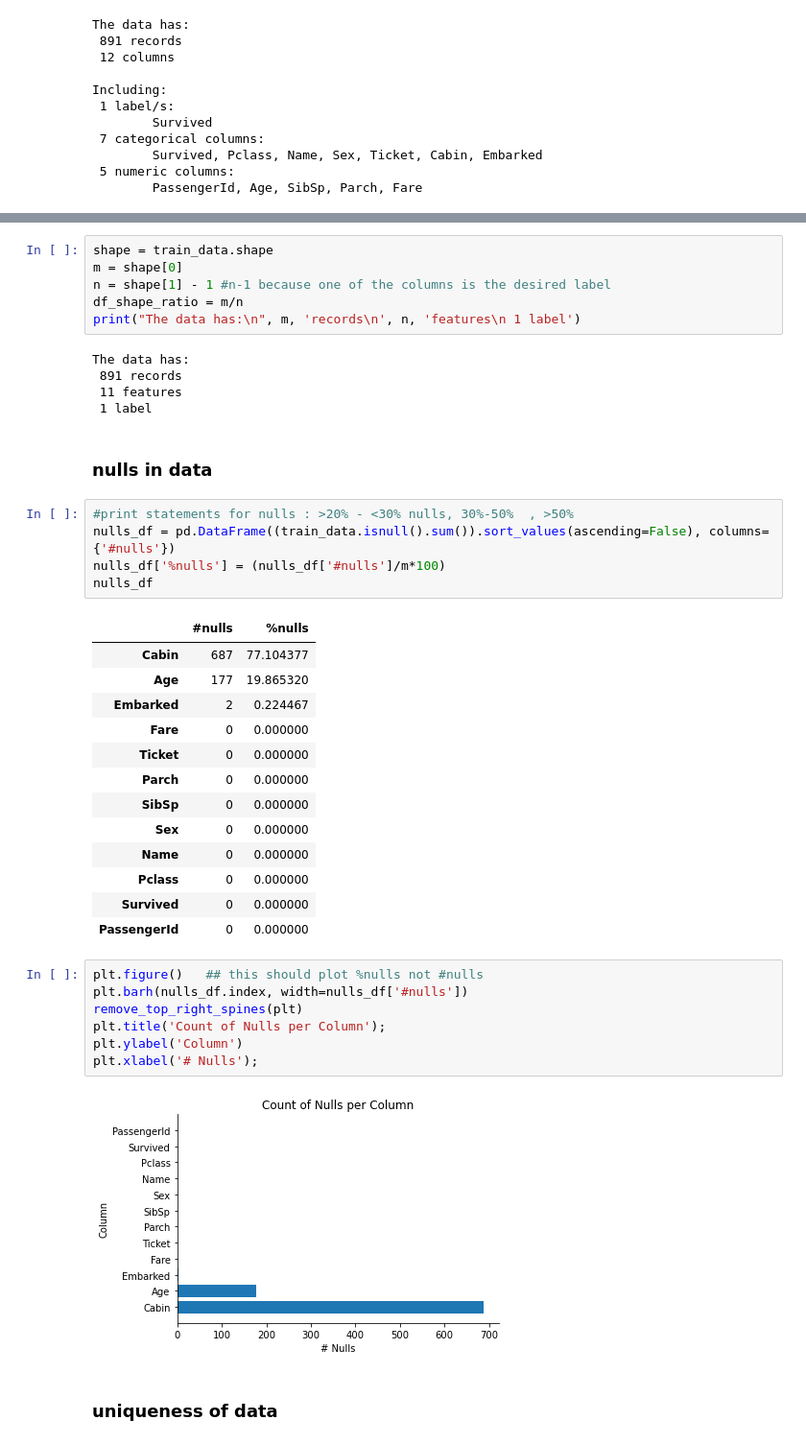
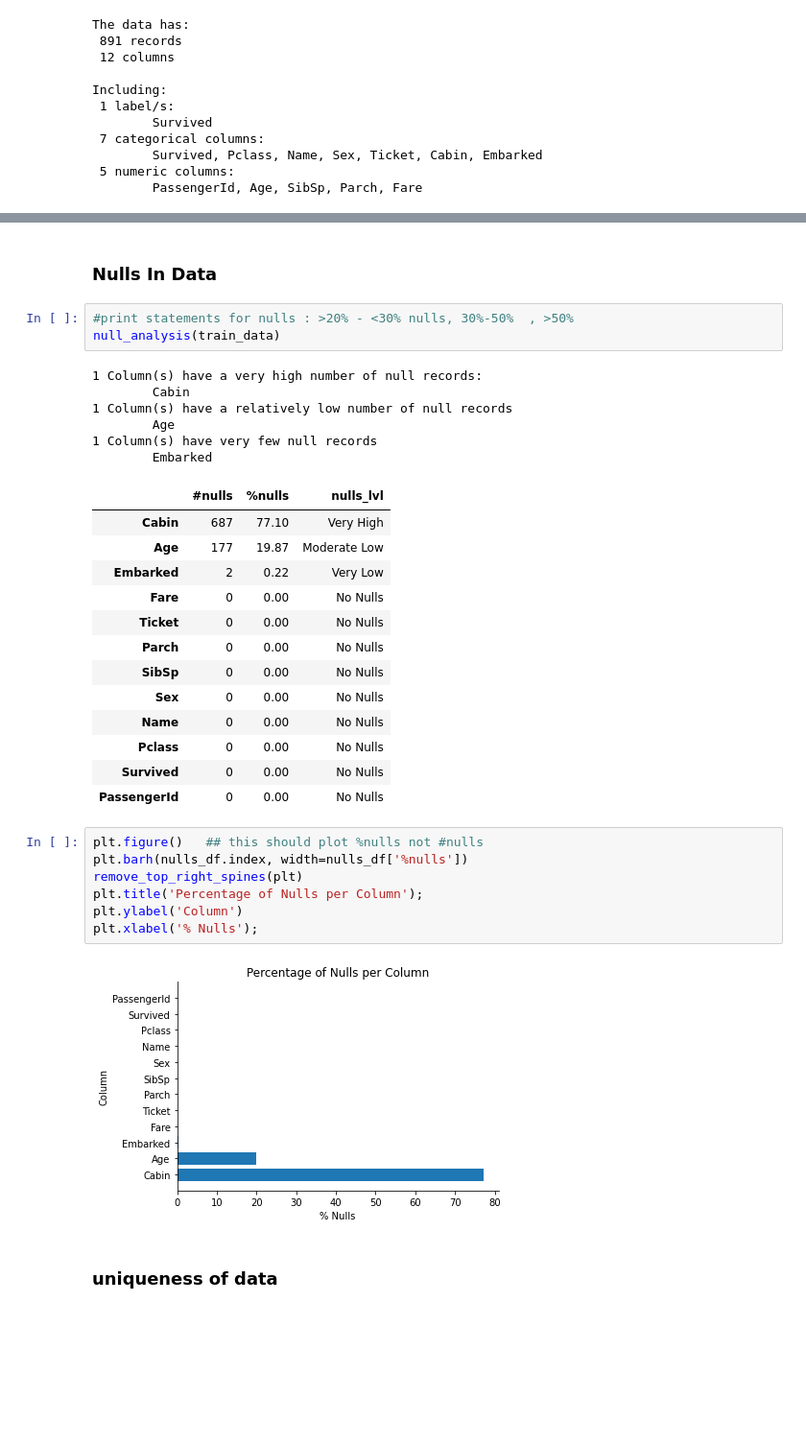
Before and after one commit to AyaHamdyAziz/Kaggle_Titanic_Survival_Prediction, a Jupyter notebook: Code/titanic-ml-challenge _v2.ipynb, the cells around one changed output, grey strips where cells are left out. Shown at 96% size. Drawn from its saved outputs; the diff is of its cells as text; blank space fills up the shorter version.

Commit message:
finished nulls and unique analysis

```diff
--- a/Code/titanic-ml-challenge _v2.ipynb
+++ b/Code/titanic-ml-challenge _v2.ipynb
@@ -266,44 +325,37 @@ The data has  0 Full Row Duplications
-# %%
-shape = train_data.shape
-m = shape[0]
-n = shape[1] - 1 #n-1 because one of the columns is the desired label
-df_shape_ratio = m/n
-print("The data has:\n", m, 'records\n', n, 'features\n 1 label')
-# %% [output]
-The data has:
- 891 records
- 11 features
- 1 label
-# %% [markdown]
-### nulls in data
+# %% [markdown]
+### Nulls In Data
 # %%
 #print statements for nulls : >20% - <30% nulls, 30%-50%  , >50%
-nulls_df = pd.DataFrame((train_data.isnull().sum()).sort_values(ascending=False), columns={'#nulls'})
-nulls_df['%nulls'] = (nulls_df['#nulls']/m*100)
-nulls_df
+null_analysis(train_data)
 # %% [output]
+1 Column(s) have a very high number of null records:
+        Cabin
+1 Column(s) have a relatively low number of null records
+        Age
+1 Column(s) have very few null records
+        Embarked
-|  | #nulls | %nulls |
-| Cabin | 687 | 77.104377 |
-| Age | 177 | 19.865320 |
-| Embarked | 2 | 0.224467 |
-| Fare | 0 | 0.000000 |
-| Ticket | 0 | 0.000000 |
-| Parch | 0 | 0.000000 |
-| SibSp | 0 | 0.000000 |
-| Sex | 0 | 0.000000 |
-| Name | 0 | 0.000000 |
-| Pclass | 0 | 0.000000 |
-| Survived | 0 | 0.000000 |
-| PassengerId | 0 | 0.000000 |
+|  | #nulls | %nulls | nulls_lvl |
+| Cabin | 687 | 77.10 | Very High |
+| Age | 177 | 19.87 | Moderate Low |
+| Embarked | 2 | 0.22 | Very Low |
+| Fare | 0 | 0.00 | No Nulls |
+| Ticket | 0 | 0.00 | No Nulls |
+| Parch | 0 | 0.00 | No Nulls |
+| SibSp | 0 | 0.00 | No Nulls |
+| Sex | 0 | 0.00 | No Nulls |
+| Name | 0 | 0.00 | No Nulls |
+| Pclass | 0 | 0.00 | No Nulls |
+| Survived | 0 | 0.00 | No Nulls |
+| PassengerId | 0 | 0.00 | No Nulls |
 # %%
 plt.figure()   ## this should plot %nulls not #nulls
-plt.barh(nulls_df.index, width=nulls_df['#nulls'])
+plt.barh(nulls_df.index, width=nulls_df['%nulls'])
 remove_top_right_spines(plt)
-plt.title('Count of Nulls per Column');
+plt.title('Percentage of Nulls per Column');
 plt.ylabel('Column')
-plt.xlabel('# Nulls');
+plt.xlabel('% Nulls');
 # %% [output]
-[figure, old version]
+[figure, new version]
 # %% [markdown]
 ### uniqueness of data
 # %%
```
Also changed, not shown: parts of 14 cells of this notebook.
